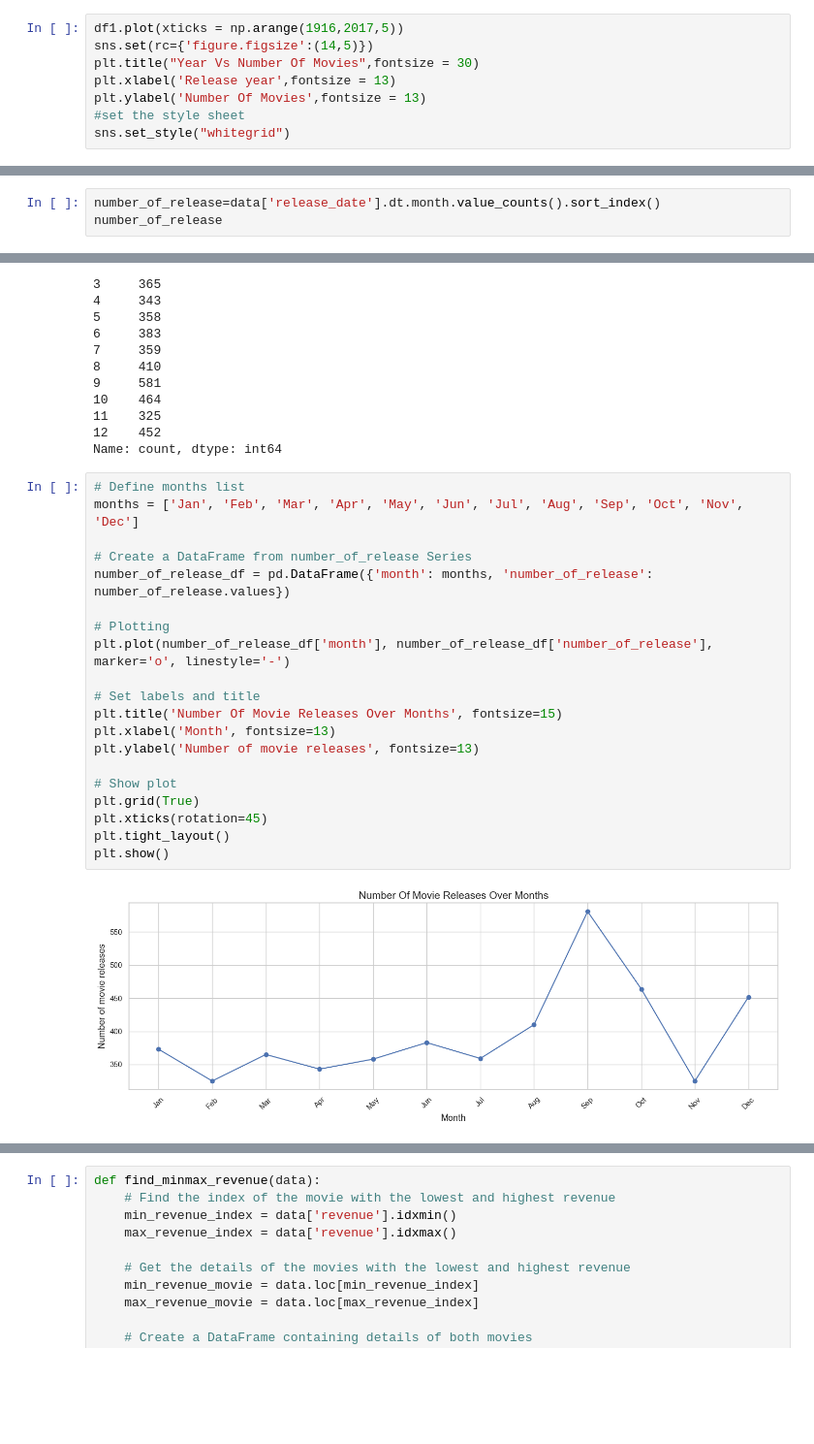
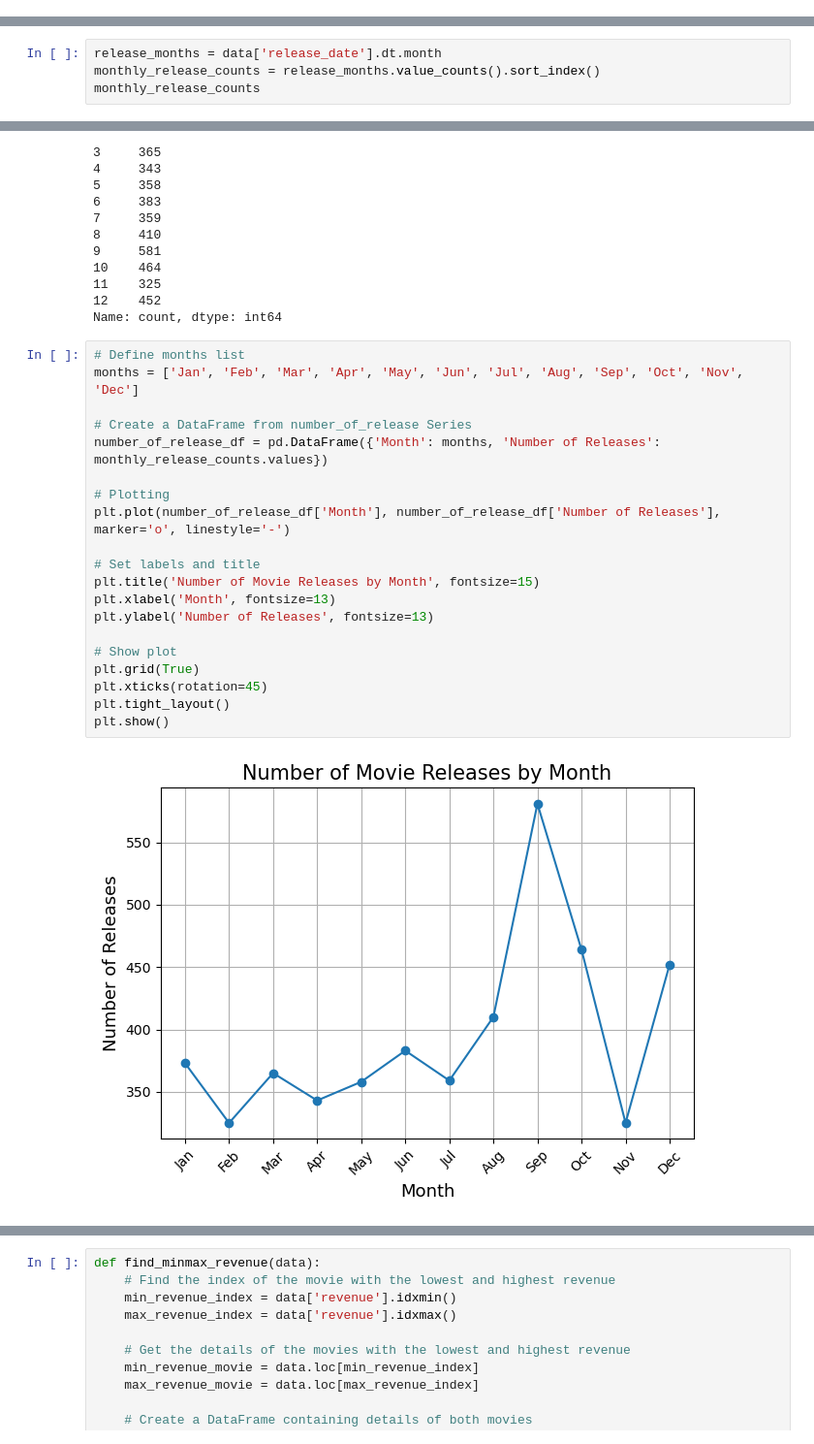
Before and after one commit to hieuCM2895/Analytics, a Jupyter notebook: Investigate_a_Dataset.ipynb, the cells around one changed output, grey strips where cells are left out. Shown: that part at 97% size. Drawn from its saved outputs; the diff is of its cells as text; blank space fills up the shorter version.

```diff
--- a/Investigate_a_Dataset.ipynb
+++ b/Investigate_a_Dataset.ipynb
@@ -234,11 +255,3 @@ print(data.head())
 # %%
 #count the number of movies in each year
 df1=data.groupby('release_year').count()['id']
-# %%
-df1.plot(xticks = np.arange(1916,2017,5))
-sns.set(rc={'figure.figsize':(14,5)})
-plt.title("Year Vs Number Of Movies",fontsize = 30)
-plt.xlabel('Release year',fontsize = 13)
-plt.ylabel('Number Of Movies',fontsize = 13)
-#set the style sheet
-sns.set_style("whitegrid")
@@ -256,6 +281,7 @@ The number of movies released has remained relatively stable since the early 199
 # %%
-number_of_release=data['release_date'].dt.month.value_counts().sort_index()
-number_of_release
+release_months = data['release_date'].dt.month
+monthly_release_counts = release_months.value_counts().sort_index()
+monthly_release_counts
 # %% [output]
 release_date
 1     373
@@ -274,22 +300,22 @@ Name: count, dtype: int64
 # %%
 # Define months list
 months = ['Jan', 'Feb', 'Mar', 'Apr', 'May', 'Jun', 'Jul', 'Aug', 'Sep', 'Oct', 'Nov', 'Dec']
 
 # Create a DataFrame from number_of_release Series
-number_of_release_df = pd.DataFrame({'month': months, 'number_of_release': number_of_release.values})
+number_of_release_df = pd.DataFrame({'Month': months, 'Number of Releases': monthly_release_counts.values})
 
 # Plotting
-plt.plot(number_of_release_df['month'], number_of_release_df['number_of_release'], marker='o', linestyle='-')
+plt.plot(number_of_release_df['Month'], number_of_release_df['Number of Releases'], marker='o', linestyle='-')
 
 # Set labels and title
-plt.title('Number Of Movie Releases Over Months', fontsize=15)
+plt.title('Number of Movie Releases by Month', fontsize=15)
 plt.xlabel('Month', fontsize=13)
-plt.ylabel('Number of movie releases', fontsize=13)
+plt.ylabel('Number of Releases', fontsize=13)
 
 # Show plot
 plt.grid(True)
 plt.xticks(rotation=45)
 plt.tight_layout()
 plt.show()
 # %% [output]
-[figure, old version]
+[figure, new version]
```
Also changed, not shown: parts of 41 cells of this notebook, 1 other file.
